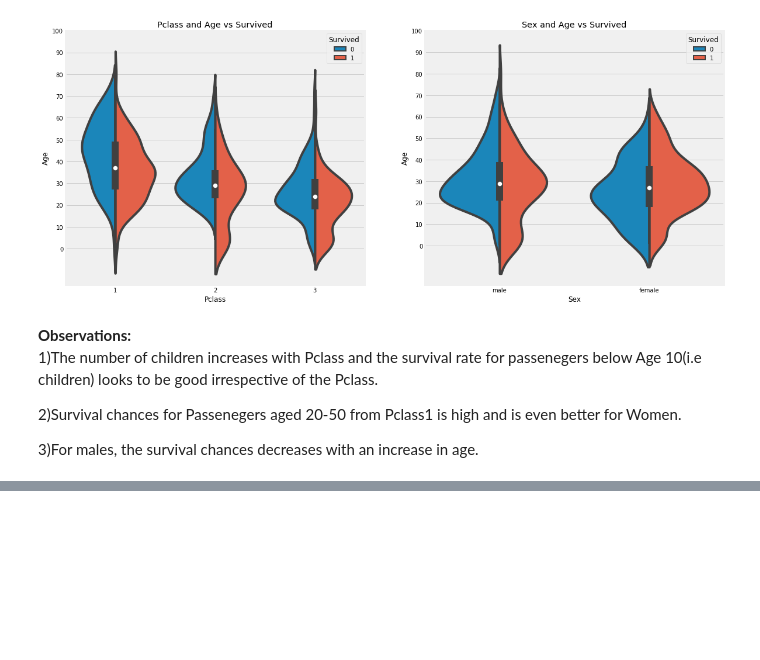
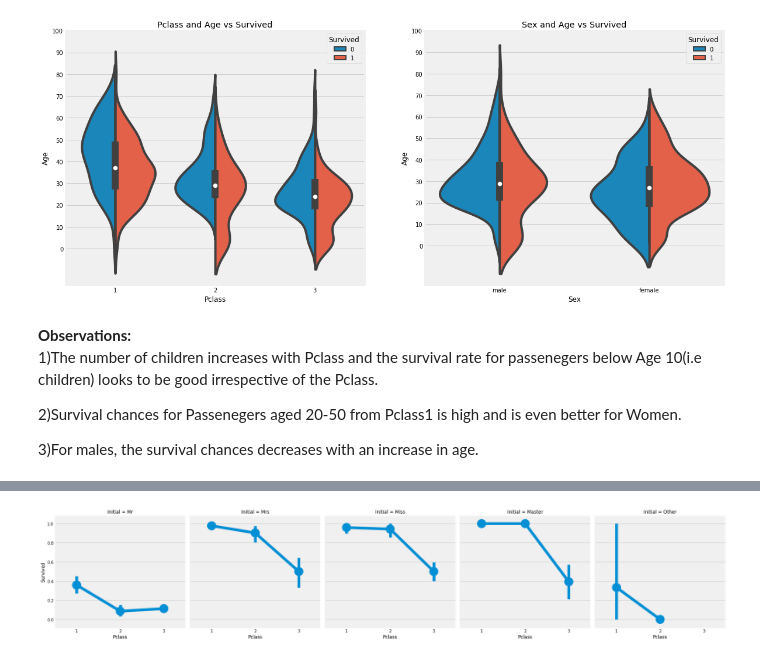
Before and after one commit to musainiramlee/Kaggle, a Jupyter notebook: Titanic Challenge.ipynb, the cells around one changed output, grey strips where cells are left out. Drawn from its saved outputs; the diff is of its cells as text; code cells hidden in the pictures; blank space fills up the shorter version.

```diff
--- a/Titanic Challenge.ipynb
+++ b/Titanic Challenge.ipynb
@@ -192,0 +259,5 @@ plt.show()
+# %%
+sns.factorplot('Pclass','Survived',col='Initial',data=df)
+plt.show()
+# %% [output]
+[figure, added]
```
Also changed, not shown: parts of 10 cells of this notebook.
